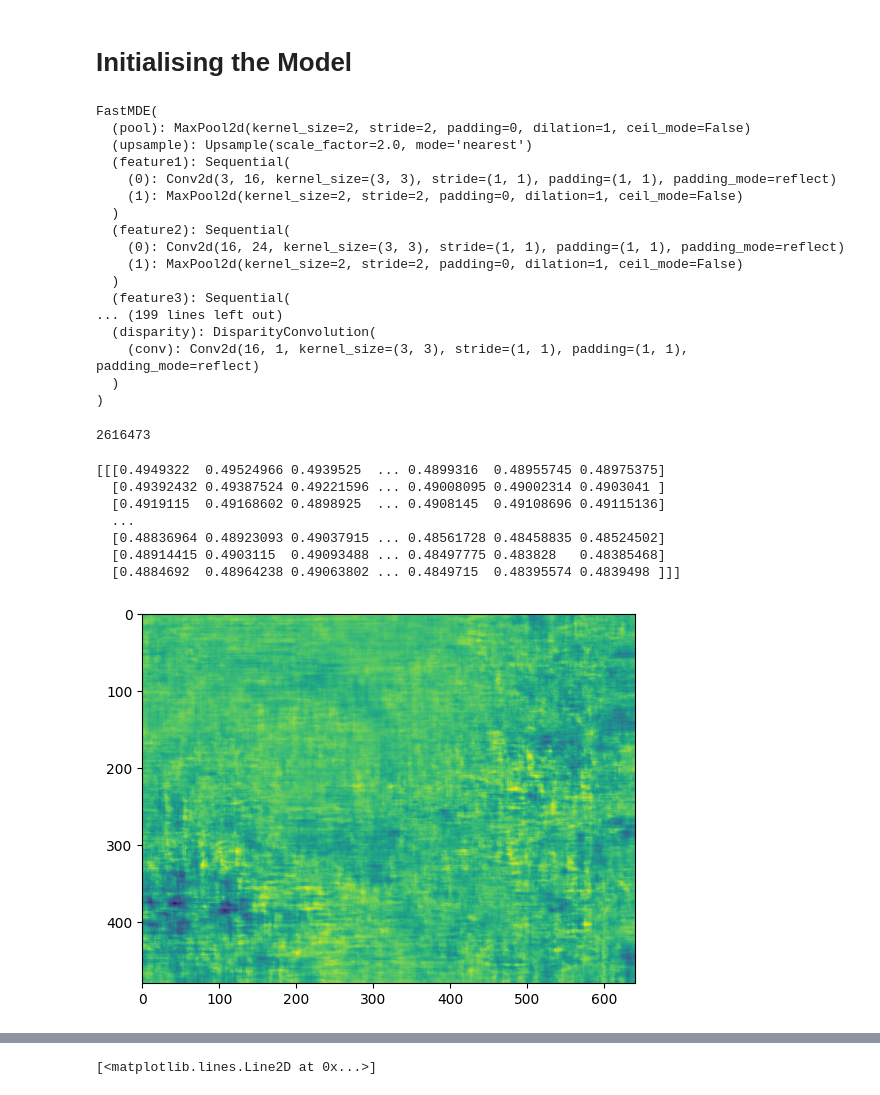
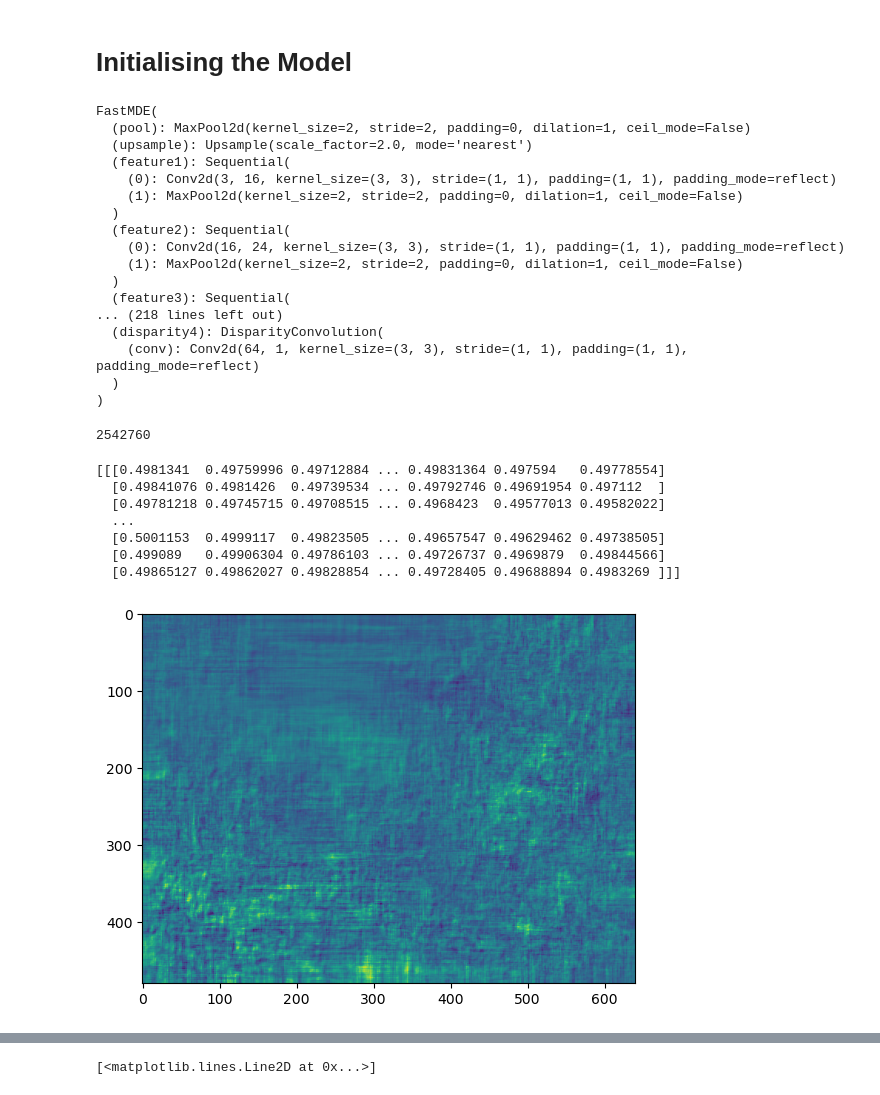
Before and after one commit to BoppleOpple/MonocularDepthPredictor, a Jupyter notebook: depthPredictor.ipynb, the cells around one changed output, grey strips where cells are left out. Saved outputs shown, nothing was run; the diff lists cells and outputs as text; code cells hidden in the pictures.

```diff
--- a/depthPredictor.ipynb
+++ b/depthPredictor.ipynb
@@ -185,14 +185,18 @@ class FastMDE (nn.Module):
 		self.fDense4 = nn.Sequential(fDense(128, 128), self.upsample)
 		self.fDense3 = nn.Sequential(fDense(64, 64), self.upsample)
 		self.fDense2 = nn.Sequential(fDense(32, 32), self.upsample)
-		self.fDense1 = nn.Sequential(fDense(72, 72), self.upsample)
+		self.fDense1 = nn.Sequential(fDense(16, 16), self.upsample)
 
 		self.dse4 = nn.Sequential(nn.Conv2d(320, 320, 3, stride=1, padding=1, padding_mode='reflect'), SE(320, 128, w//16, h//16))
 		self.dse3 = nn.Sequential(nn.Conv2d(224, 224, 3, stride=1, padding=1, padding_mode='reflect'), SE(224, 64, w//8, h//8))
 		self.dse2 = nn.Sequential(nn.Conv2d(120, 120, 3, stride=1, padding=1, padding_mode='reflect'), SE(120, 32, w//4, h//4))
-		self.dse1 = nn.Sequential(nn.Conv2d(72, 72, 3, stride=1, padding=1, padding_mode='reflect'), SE(72, 16, w, h))
+		self.dse1 = nn.Sequential(nn.Conv2d(72, 72, 3, stride=1, padding=1, padding_mode='reflect'), SE(72, 16, w//2, h//2))
+		self.dse0 = nn.Sequential(nn.Conv2d(16, 16, 3, stride=1, padding=1, padding_mode='reflect'), SE(16, 8, w, h))
 
-		self.disparity = DisparityConvolution(16)
+		self.disparity1 = DisparityConvolution(8)
+		self.disparity2 = DisparityConvolution(16)
+		self.disparity3 = DisparityConvolution(32)
+		self.disparity4 = DisparityConvolution(64)
 
 		print(self)
 
@@ -215,12 +219,16 @@ class FastMDE (nn.Module):
 		layer14 = self.fDense3(layer13)
 		layer15 = self.dse2(torch.cat((layer14, layer8, layer2), dim=1))
 		layer16 = self.fDense2(layer15)
-		layer17 = self.fDense1(torch.cat((layer16, layer9, layer1), dim=1))
-		layer18 = self.dse1(layer17)
+		layer17 = self.dse1(torch.cat((layer16, layer9, layer1), dim=1))
+		layer18 = self.fDense1(layer17)
+		layer19 = self.dse0(layer18)
 
-		x = self.disparity(layer18)
+		outputScale1 = self.disparity1(layer19)
+		outputScale2 = self.disparity2(layer17)
+		outputScale3 = self.disparity3(layer15)
+		outputScale4 = self.disparity4(layer13)
 
-		return x
+		return (outputScale1, outputScale2, outputScale3, outputScale4)
 # %%
 model = FastMDE(image_width, image_height).to(device)
 # %% [output]
@@ -236,9 +244,9 @@ FastMDE(
     (1): MaxPool2d(kernel_size=2, stride=2, padding=0, dilation=1, ceil_mode=False)
   )
   (feature3): Sequential(
-... (199 lines left out)
-  (disparity): DisparityConvolution(
-    (conv): Conv2d(16, 1, kernel_size=(3, 3), stride=(1, 1), padding=(1, 1), padding_mode=reflect)
+... (218 lines left out)
+  (disparity4): DisparityConvolution(
+    (conv): Conv2d(64, 1, kernel_size=(3, 3), stride=(1, 1), padding=(1, 1), padding_mode=reflect)
   )
 )
 # %%
@@ -253,19 +261,19 @@ def getNumParams(model):
 
 print(getNumParams(model))
 # %% [output]
-2616473
+2542760
 # %%
 output = model.forward(default_collate([NYU_data[i][0].to(device) for i in range(2)]))
 
-plt.imshow(npImage(output[0].cpu()))
-print(output.cpu().detach().numpy()[0])
+plt.imshow(npImage(output[0][0].cpu()))
+print(output[0][0].cpu().detach().numpy())
 # %% [output]
-[[[0.4949322  0.49524966 0.4939525  ... 0.4899316  0.48955745 0.48975375]
-  [0.49392432 0.49387524 0.49221596 ... 0.49008095 0.49002314 0.4903041 ]
-  [0.4919115  0.49168602 0.4898925  ... 0.4908145  0.49108696 0.49115136]
+[[[0.4981341  0.49759996 0.49712884 ... 0.49831364 0.497594   0.49778554]
+  [0.49841076 0.4981426  0.49739534 ... 0.49792746 0.49691954 0.497112  ]
+  [0.49781218 0.49745715 0.49708515 ... 0.4968423  0.49577013 0.49582022]
   ...
-  [0.48836964 0.48923093 0.49037915 ... 0.48561728 0.48458835 0.48524502]
-  [0.48914415 0.4903115  0.49093488 ... 0.48497775 0.483828   0.48385468]
-  [0.4884692  0.48964238 0.49063802 ... 0.4849715  0.48395574 0.4839498 ]]]
+  [0.5001153  0.4999117  0.49823505 ... 0.49657547 0.49629462 0.49738505]
+  [0.499089   0.49906304 0.49786103 ... 0.49726737 0.4969879  0.49844566]
+  [0.49865127 0.49862027 0.49828854 ... 0.49728405 0.49688894 0.4983269 ]]]
-[figure, old version]
+[figure, new version]
 # %%
```
Also changed, not shown: parts of 5 cells of this notebook.
